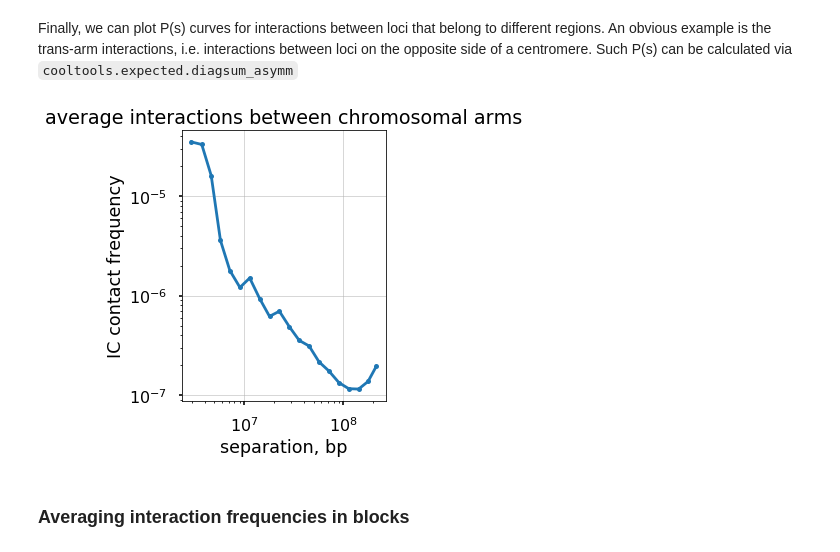
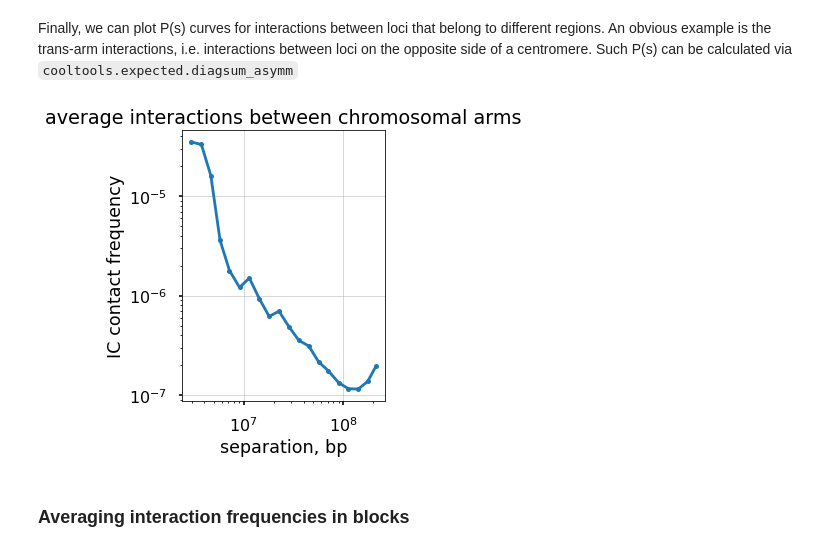
Before and after one commit to open2c/open2c_examples, a Jupyter notebook: contacts_vs_distance.ipynb, the cells around one changed output. Cells and saved outputs as stored; diff of their text form; code cells hidden in the pictures.

Commit message:
1. Download with cooltools API added for each notebook. 2. logbin expected names are renamed consistent with recent change in cooltools: x->diag.avg and Pc->balanced.avg

```diff
--- a/contacts_vs_distance.ipynb
+++ b/contacts_vs_distance.ipynb
@@ -256,28 +257,28 @@ lb_cvd_inter_agg, lb_inter_slopes_agg = cooltools.expected.combine_binned_expect
     lb_inter_slopes
 )
 
-lb_cvd_inter_agg['s_bp'] = lb_cvd_inter_agg['x'] * clr.binsize
-lb_inter_slopes_agg['s_bp'] = lb_inter_slopes_agg['x'] * clr.binsize
+lb_cvd_inter_agg['s_bp'] = lb_cvd_inter_agg['diag.avg'] * clr.binsize
+lb_inter_slopes_agg['s_bp'] = lb_inter_slopes_agg['diag.avg'] * clr.binsize
 # %%
 f, ax = plt.subplots(1,1,
     figsize=(5,5),)
 
 ax.loglog(
     lb_cvd_inter_agg['s_bp'],
-    lb_cvd_inter_agg['Pc'],
+    lb_cvd_inter_agg['balanced.avg'],
     marker='o',
     markersize=5,
 )
 
 
 ax.set(
     xlabel='separation, bp',
     ylabel='IC contact frequency',
     title="average interactions between chromosomal arms")
 ax.grid(lw=0.5)
 ax.set_aspect(1.0)
 # %% [output]
-[figure, old version]
+[figure, new version]
 # %% [markdown]
 ### Averaging interaction frequencies in blocks
 # %% [markdown]
```
Also changed, not shown: parts of 5 cells of this notebook, 2 other files.
